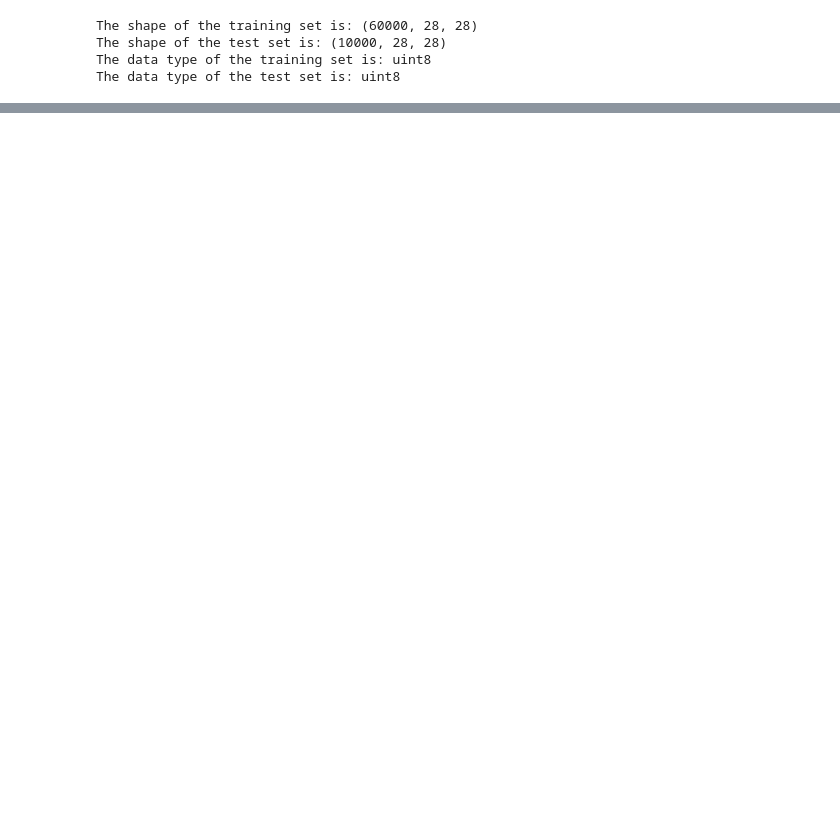
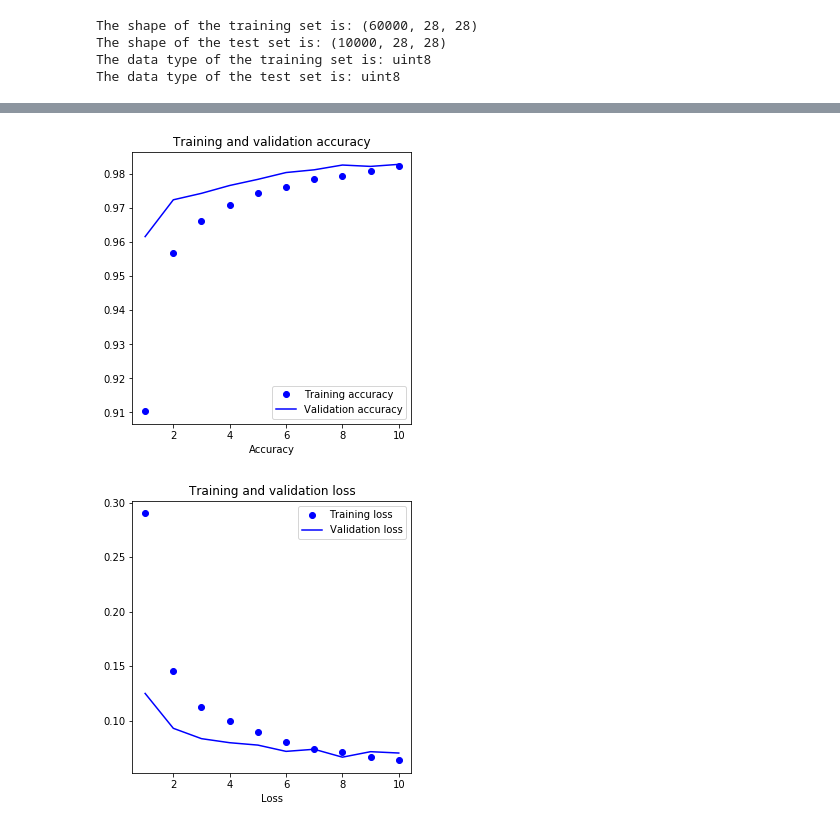
Before and after one commit to raskoleinonen/keras, a Jupyter notebook: 2.1-a-first-look-at-a-neural-network.ipynb, the cells around one changed output, grey strips where cells are left out. Saved outputs shown, nothing was run; the diff lists cells and outputs as text; code cells hidden in the pictures; blank space fills up the shorter version.

```diff
--- a/2.1-a-first-look-at-a-neural-network.ipynb
+++ b/2.1-a-first-look-at-a-neural-network.ipynb
@@ -115,0 +145,31 @@ Let's count the number of invalid predictions in the test set. We show the numbe
+# %%
+from matplotlib import pyplot
+
+pyplot.rcParams["figure.figsize"] = (5,5)
+
+train_accuracy = history.history['acc']
+validation_accuracy = history.history['val_acc']
+
+train_loss = history.history['loss']
+validation_loss = history.history['val_loss']
+
+epocs = range(1, len(train_loss) + 1)
+
+pyplot.plot(epocs, train_accuracy, 'bo', label='Training accuracy')
+pyplot.plot(epocs, validation_accuracy, 'b', label='Validation accuracy')
+pyplot.title('Training and validation accuracy')
+pyplot.xlabel('Epochs')
+pyplot.xlabel('Accuracy')
+pyplot.legend()
+pyplot.show()
+
+pyplot.plot(epocs, train_loss, 'bo', label='Training loss')
+pyplot.plot(epocs, validation_loss, 'b', label='Validation loss')
+pyplot.title('Training and validation loss')
+pyplot.xlabel('Epochs')
+pyplot.xlabel('Loss')
+pyplot.legend()
+pyplot.show()
+# %% [output]
+[figure, added]
+[figure, added]
```
Also changed, not shown: parts of 18 cells of this notebook, 1 other file.
